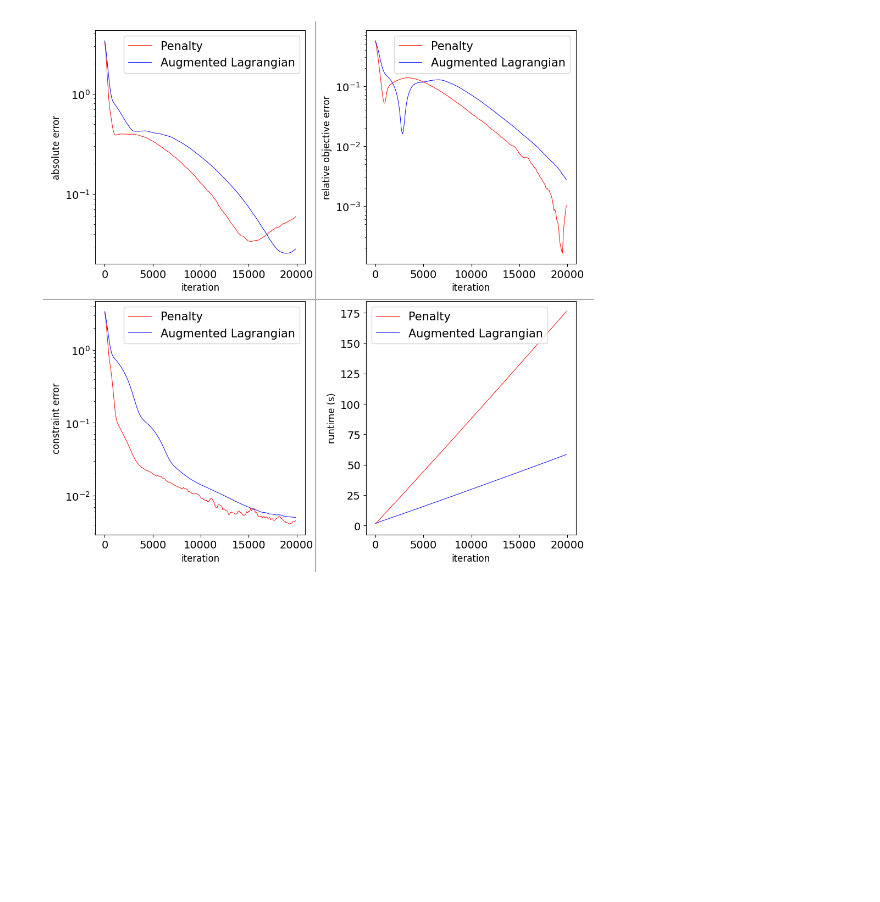
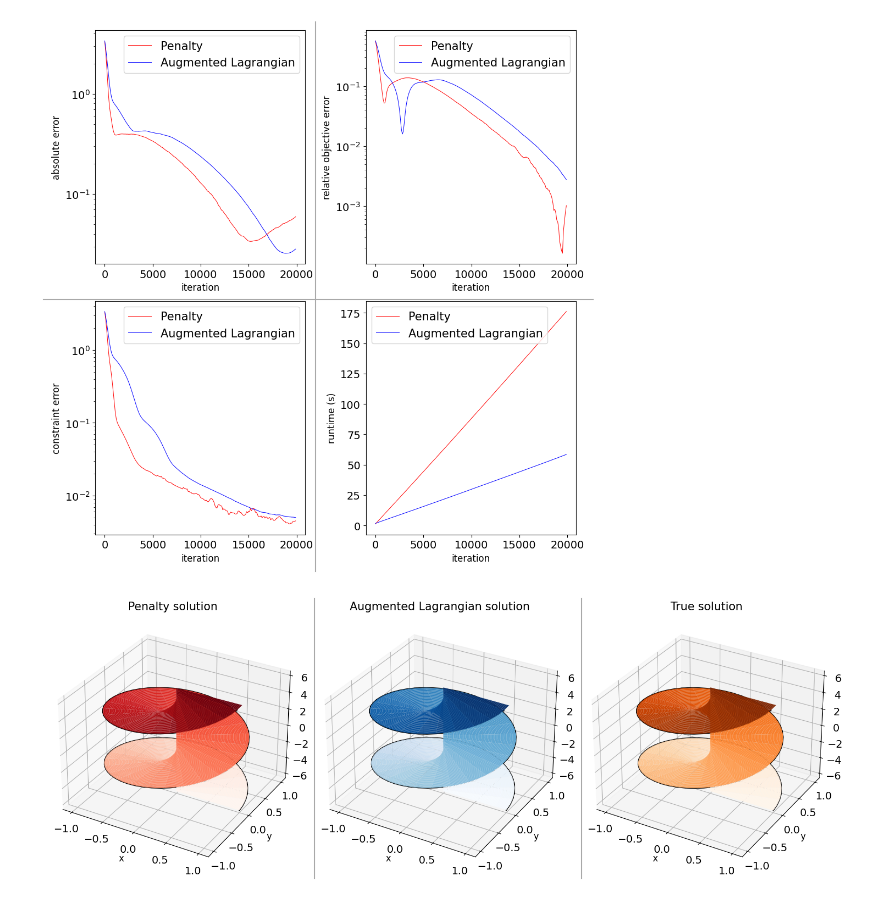
Before and after one commit to pinakm9/var-al, a Jupyter notebook: plotters/helicoid.ipynb, the cells around one changed output. Cells and saved outputs as stored; diff of their text form; code cells hidden in the pictures; blank space fills up the shorter version.

```diff
--- a/plotters/helicoid.ipynb
+++ b/plotters/helicoid.ipynb
@@ -180,3 +180,71 @@ def plot_errors(filename, last, interval, k):
 plot_errors('../plots/helicoid-error', last=200, interval=1, k=1)
 # %% [output]
 [figure]
+# %%
+# plot solutions
+def plot_solutions(filename, resolution=100):
+    fig = plt.figure(figsize=(15, 10))
+    gs = GridSpec(1, 3, figure=fig)
+    ax_p = fig.add_subplot(gs[0,:1], projection='3d')
+    ax_al = fig.add_subplot(gs[0,1:2], projection='3d')
+    ax_t = fig.add_subplot(gs[0,2:], projection='3d')
+    # plotting params
+    ax_p.tick_params(axis='both', which='major', labelsize=tick_size)
+    ax_p.tick_params(axis='both', which='minor', labelsize=tick_size)
+    ax_p.set_title('Penalty solution', fontsize=title_size)
+    ax_p.set_xlabel('x', fontsize=xlabel_size)
+    ax_p.set_ylabel('y', fontsize=ylabel_size)
+#     ax_p.set_zlabel('z', fontsize=ylabel_size)
+
+    ax_al.tick_params(axis='both', which='major', labelsize=tick_size)
+    ax_al.tick_params(axis='both', which='minor', labelsize=tick_size)
+    ax_al.set_title('Augmented Lagrangian solution', fontsize=title_size)
+    ax_al.set_xlabel('x', fontsize=xlabel_size)
+    ax_al.set_ylabel('y', fontsize=ylabel_size)
+#     ax_al.set_zlabel('z', fontsize=ylabel_size)
+
+    ax_t.tick_params(axis='both', which='major', labelsize=tick_size)
+    ax_t.tick_params(axis='both', which='minor', labelsize=tick_size)
+    ax_t.set_title('True solution', fontsize=title_size)
+    ax_t.set_xlabel('x', fontsize=xlabel_size)
+    ax_t.set_ylabel('y', fontsize=ylabel_size)
+    ax_t.set_zlabel('z', fontsize=ylabel_size)
+
+
+    r = np.linspace(0., 1., num=resolution, endpoint=True).astype(DTYPE)
+    t = np.linspace(-2.*np.pi, 2.*np.pi, num=resolution, endpoint=True).astype(DTYPE)
+    r, t = np.meshgrid(r, t)
+    x, y = r*np.cos(t), r*np.sin(t)
+    z_p = net_p(r.reshape(-1, 1), t.reshape(-1, 1)).numpy()
+    z_al = net_al(r.reshape(-1, 1), t.reshape(-1, 1)).numpy()
+    z_t = true(r, t)
+    grid = (resolution, resolution)
+    z_p = z_p.reshape(grid)
+    z_al = z_al.reshape(grid)
+    z_t = z_t.reshape(grid)
+    ax_p.plot_surface(x, y, z_p, cmap='Reds', linewidth=1)
+    ax_al.plot_surface(x, y, z_al, cmap='Blues', linewidth=1)
+    ax_t.plot_surface(x, y, z_t, cmap='Oranges', linewidth=1)
+
+    t = np.linspace(-2.*np.pi, 2.*np.pi, num=100, endpoint=False).astype(DTYPE)
+    c, s = np.cos(t), np.sin(t)
+    ax_p.plot(c, s, t, c='black')
+    ax_al.plot(c, s, t, c='black')
+    ax_t.plot(c, s, t, c='black')
+
+    # plot and save
+    fig.subplots_adjust(wspace=0., hspace=0.2)
+#     Get the bounding boxes of the axes including text decorations
+    l = 0.3
+    line = plt.Line2D([l+.045,l+.045],[0.25, 0.77], transform=fig.transFigure, color=line_color)
+    fig.add_artist(line)
+    l = 0.63
+    line = plt.Line2D([l+.045,l+.045],[0.25, 0.77], transform=fig.transFigure, color=line_color)
+    fig.add_artist(line)
+    fig.tight_layout()
+    plt.savefig('{}.png'.format(filename), dpi=300)
+    plt.show()
+
+plot_solutions(filename='../plots/helicoid-surface')
+# %% [output]
+[figure, added]
```
Also changed, not shown: parts of 1 cell of this notebook, 5 other files.
